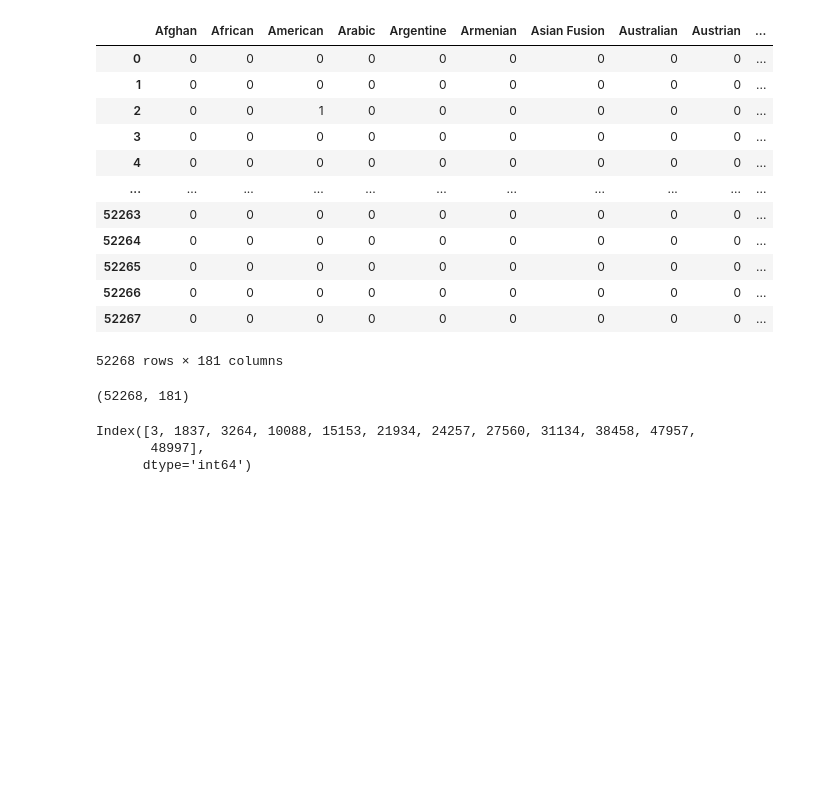
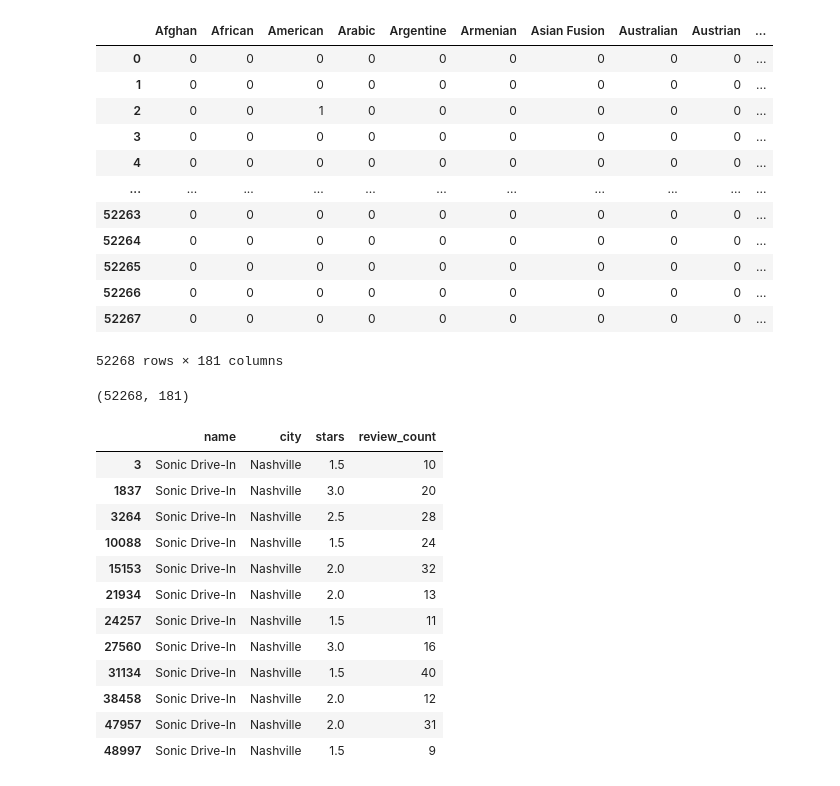
Before and after one commit to egaverilla-thestudent/Restaurant-Recommendation-System-Redux, a Jupyter notebook: notebooks/03_feature_engineering.ipynb, the cells around one changed output. Saved outputs shown, nothing was run; the diff lists cells and outputs as text; code cells hidden in the pictures; blank space fills up the shorter version.

Commit message:
improved find_restaurant function

```diff
--- a/notebooks/03_feature_engineering.ipynb
+++ b/notebooks/03_feature_engineering.ipynb
@@ -410,17 +410,31 @@ recommendation_feature_matrix.shape
 # %%
 def find_restaurant(restaurant_name, city):
 
     condition = (restaurants["name"] == restaurant_name) & (restaurants["city"] == city)
 
     return(
 
     restaurants[condition].index
 
     )
 
 
-find_restaurant("Sonic Drive-In","Nashville")
+saved_index = find_restaurant("Sonic Drive-In","Nashville")
+
+selected_cols = ["name","city","stars","review_count"]
+
+restaurants.loc[saved_index, selected_cols]
 # %% [output]
-Index([3, 1837, 3264, 10088, 15153, 21934, 24257, 27560, 31134, 38458, 47957,
-       48997],
-      dtype='int64')
+|  | name | city | stars | review_count |
+| 3 | Sonic Drive-In | Nashville | 1.5 | 10 |
+| 1837 | Sonic Drive-In | Nashville | 3.0 | 20 |
+| 3264 | Sonic Drive-In | Nashville | 2.5 | 28 |
+| 10088 | Sonic Drive-In | Nashville | 1.5 | 24 |
+| 15153 | Sonic Drive-In | Nashville | 2.0 | 32 |
+| 21934 | Sonic Drive-In | Nashville | 2.0 | 13 |
+| 24257 | Sonic Drive-In | Nashville | 1.5 | 11 |
+| 27560 | Sonic Drive-In | Nashville | 3.0 | 16 |
+| 31134 | Sonic Drive-In | Nashville | 1.5 | 40 |
+| 38458 | Sonic Drive-In | Nashville | 2.0 | 12 |
+| 47957 | Sonic Drive-In | Nashville | 2.0 | 31 |
+| 48997 | Sonic Drive-In | Nashville | 1.5 | 9 |
```
Also changed, not shown: parts of 2 cells of this notebook.
